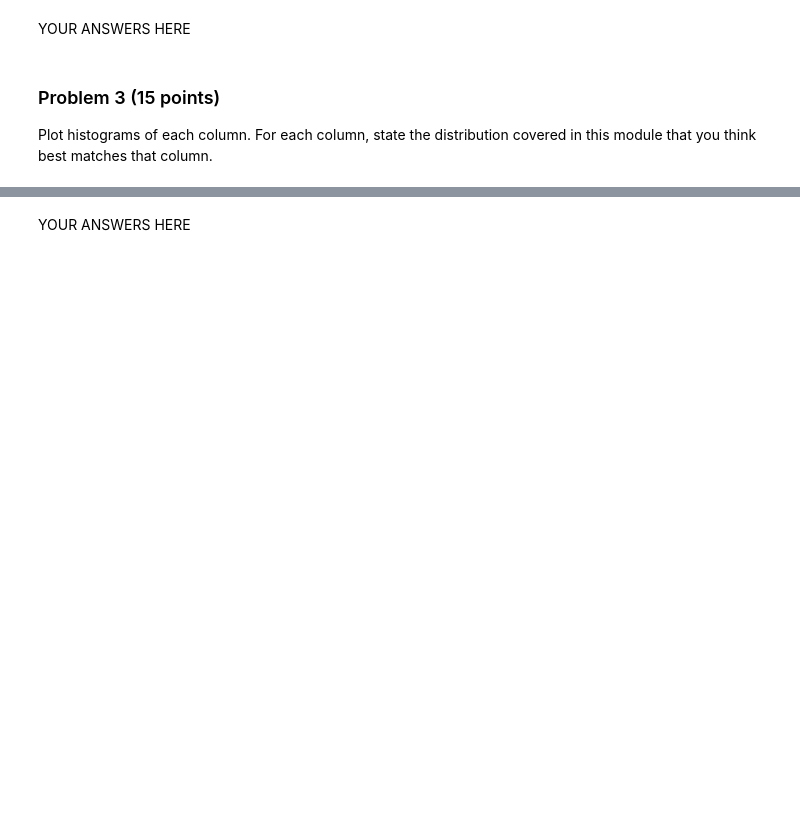
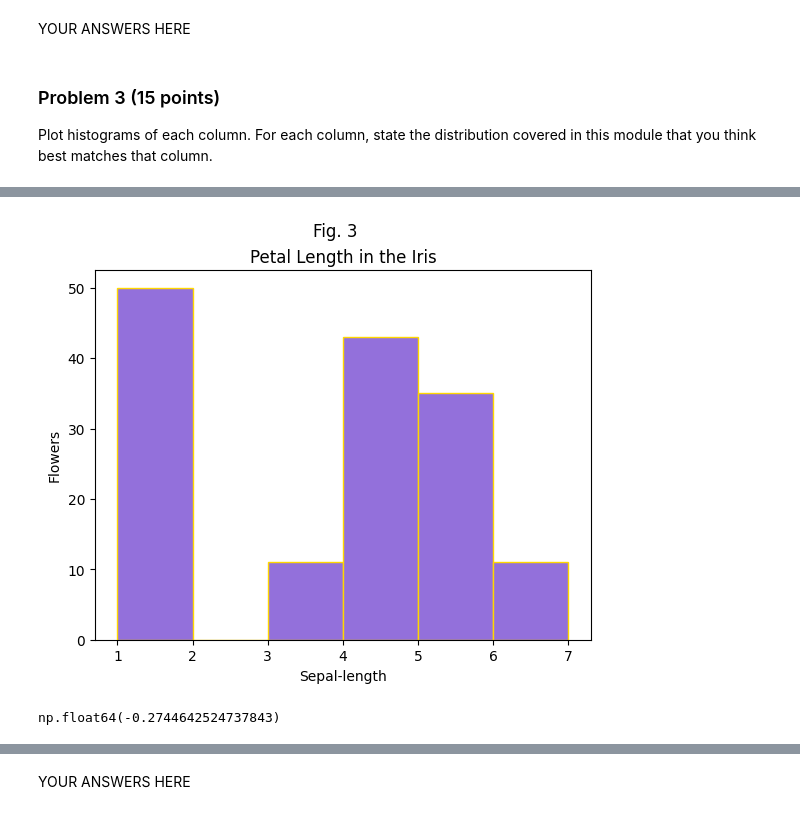
Before and after one commit to manningdbu/dx601-project-Manning, a Jupyter notebook: final_project.ipynb, the cells around one changed output, grey strips where cells are left out. Cells and saved outputs as stored; diff of their text form; code cells hidden in the pictures; blank space fills up the shorter version.

```diff
--- a/final_project.ipynb
+++ b/final_project.ipynb
@@ -166,0 +202,13 @@ For each column, state the distribution covered in this module that you think be
+# %%
+plt.hist(iris['petal-length'], bins=range(int(iris['petal-length'].min()), int(iris['petal-length'].max())+2), color= 'mediumpurple',  edgecolor='gold')
+plt.title('Petal Length in the Iris')
+plt.suptitle('Fig. 3')
+plt.xlabel('Sepal-length')
+plt.ylabel('Flowers')
+plt.show()
+# %% [output]
+[figure, added]
+# %%
+iris['petal-length'].skew()
+# %% [output]
+np.float64(-0.2744642524737843)
```
Also changed, not shown: parts of 20 cells of this notebook.
